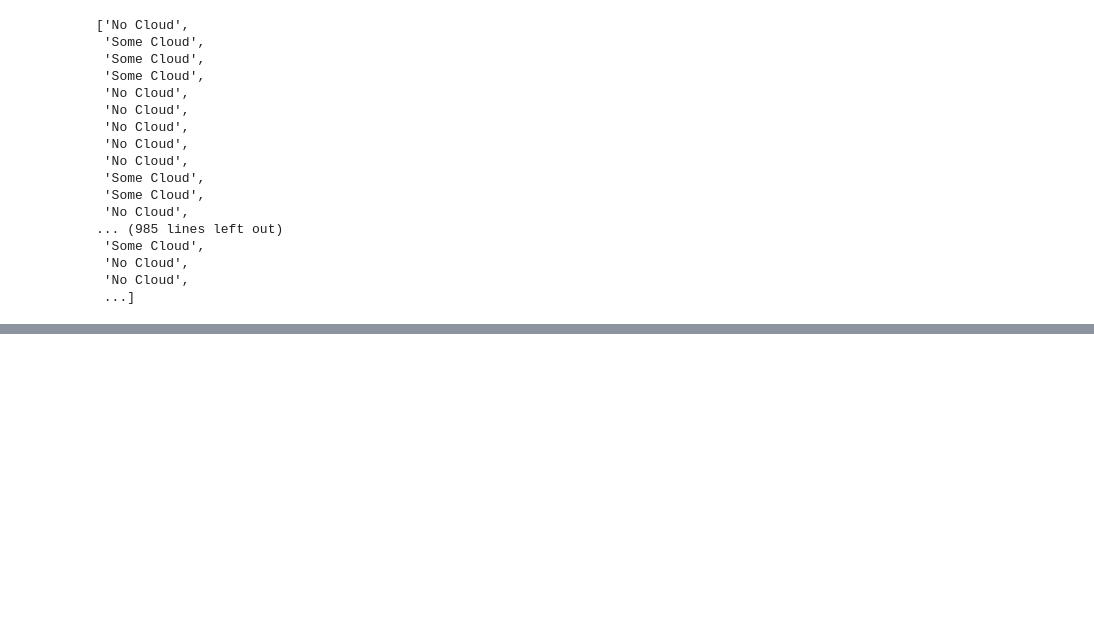
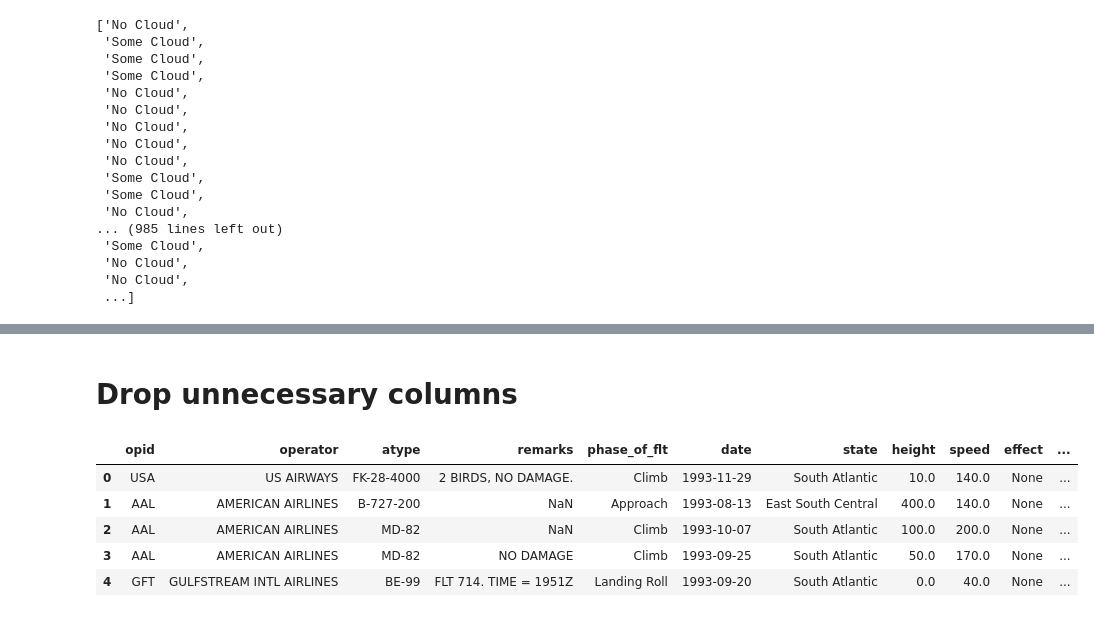
Before and after one commit to 0MADCAT0/ML_Projects, a Jupyter notebook: Bird_Strike_Effects/Bird_Strike_Effects_1.ipynb, the cells around one changed output, grey strips where cells are left out. Saved outputs shown, nothing was run; the diff lists cells and outputs as text; code cells hidden in the pictures; blank space fills up the shorter version.

```diff
--- a/Bird_Strike_Effects/Bird_Strike_Effects_1.ipynb
+++ b/Bird_Strike_Effects/Bird_Strike_Effects_1.ipynb
@@ -363,3 +367,14 @@ birds_struck            0
 month_of_the_year       0
 season                  0
 dtype: int64
+# %% [markdown]
+# Drop unnecessary columns
+# %%
+df.head()
+# %% [output]
+|  | opid | operator | atype | remarks | phase_of_flt | date | state | height | speed | effect | ... |
+| 0 | USA | US AIRWAYS | FK-28-4000 | 2 BIRDS, NO DAMAGE. | Climb | 1993-11-29 | South Atlantic | 10.0 | 140.0 | None | ... |
+| 1 | AAL | AMERICAN AIRLINES | B-727-200 | NaN | Approach | 1993-08-13 | East South Central | 400.0 | 140.0 | None | ... |
+| 2 | AAL | AMERICAN AIRLINES | MD-82 | NaN | Climb | 1993-10-07 | South Atlantic | 100.0 | 200.0 | None | ... |
+| 3 | AAL | AMERICAN AIRLINES | MD-82 | NO DAMAGE | Climb | 1993-09-25 | South Atlantic | 50.0 | 170.0 | None | ... |
+| 4 | GFT | GULFSTREAM INTL AIRLINES | BE-99 | FLT 714. TIME = 1951Z | Landing Roll | 1993-09-20 | South Atlantic | 0.0 | 40.0 | None | ... |
```
Also changed, not shown: parts of 13 cells of this notebook, 2 other files.
